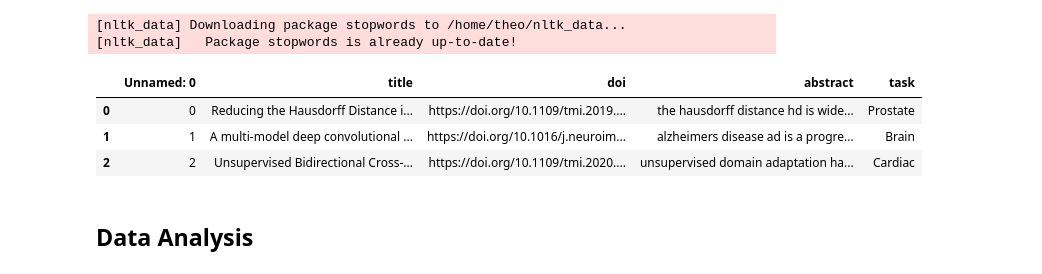
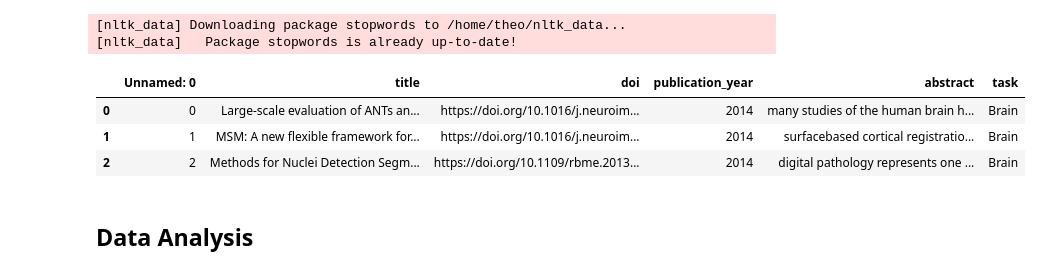
Before and after one commit to TheoSourget/DDSA_Sourget, a Jupyter notebook: code/task_classification/abstract_classification.ipynb, the cells around one changed output. Saved outputs shown, nothing was run; the diff lists cells and outputs as text; code cells hidden in the pictures.

```diff
--- a/code/task_classification/abstract_classification.ipynb
+++ b/code/task_classification/abstract_classification.ipynb
@@ -1,36 +1,36 @@
 # %%
 import pandas as pd
 import numpy as np
 np.random.seed(1907)
 
 #For classification
 from sklearn.feature_extraction.text import TfidfVectorizer
 from sklearn.model_selection import train_test_split
 from sklearn.ensemble import RandomForestClassifier
 from sklearn.metrics import confusion_matrix, ConfusionMatrixDisplay
 
 #For visualisation
 from wordcloud import WordCloud
 import matplotlib.pyplot as plt
 import seaborn as sns
 
 #To remove stopwords
 import nltk
 nltk.download("stopwords")
 from nltk.corpus import stopwords
 
 #Remove stopwords for easier parsing afterwards
 stop_words = list(stopwords.words("english"))
 
-df = pd.read_csv("../../data/abstract_dataset_clean.csv")
+df = pd.read_csv("../../data/abstract_dataset_clean2.csv")
 df.head(3)
 # %% [output]
 [nltk_data] Downloading package stopwords to /home/theo/nltk_data...
 [nltk_data]   Package stopwords is already up-to-date!
-|  | Unnamed: 0 | title | doi | abstract | task |
-| 0 | 0 | Reducing the Hausdorff Distance i... | https://doi.org/10.1109/tmi.2019.... | the hausdorff distance hd is wide... | Prostate |
-| 1 | 1 | A multi-model deep convolutional ... | https://doi.org/10.1016/j.neuroim... | alzheimers disease ad is a progre... | Brain |
-| 2 | 2 | Unsupervised Bidirectional Cross-... | https://doi.org/10.1109/tmi.2020.... | unsupervised domain adaptation ha... | Cardiac |
+|  | Unnamed: 0 | title | doi | publication_year | abstract | task |
+| 0 | 0 | Large-scale evaluation of ANTs an... | https://doi.org/10.1016/j.neuroim... | 2014 | many studies of the human brain h... | Brain |
+| 1 | 1 | MSM: A new flexible framework for... | https://doi.org/10.1016/j.neuroim... | 2014 | surfacebased cortical registratio... | Brain |
+| 2 | 2 | Methods for Nuclei Detection Segm... | https://doi.org/10.1109/rbme.2013... | 2014 | digital pathology represents one ... | Brain |
 # %% [markdown]
 ## Data Analysis
 # %% [markdown]
```
Also changed, not shown: parts of 3 cells of this notebook, 9 other files.
